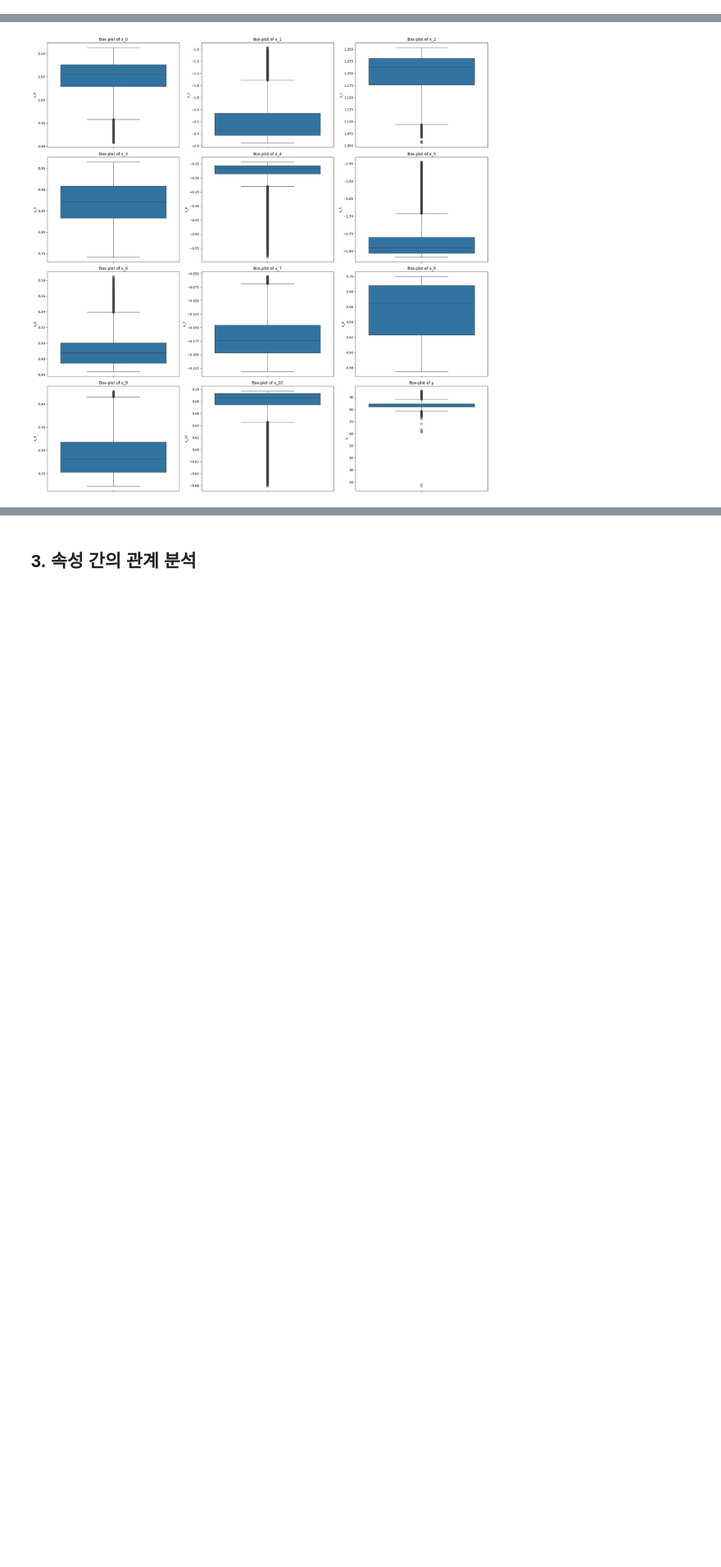
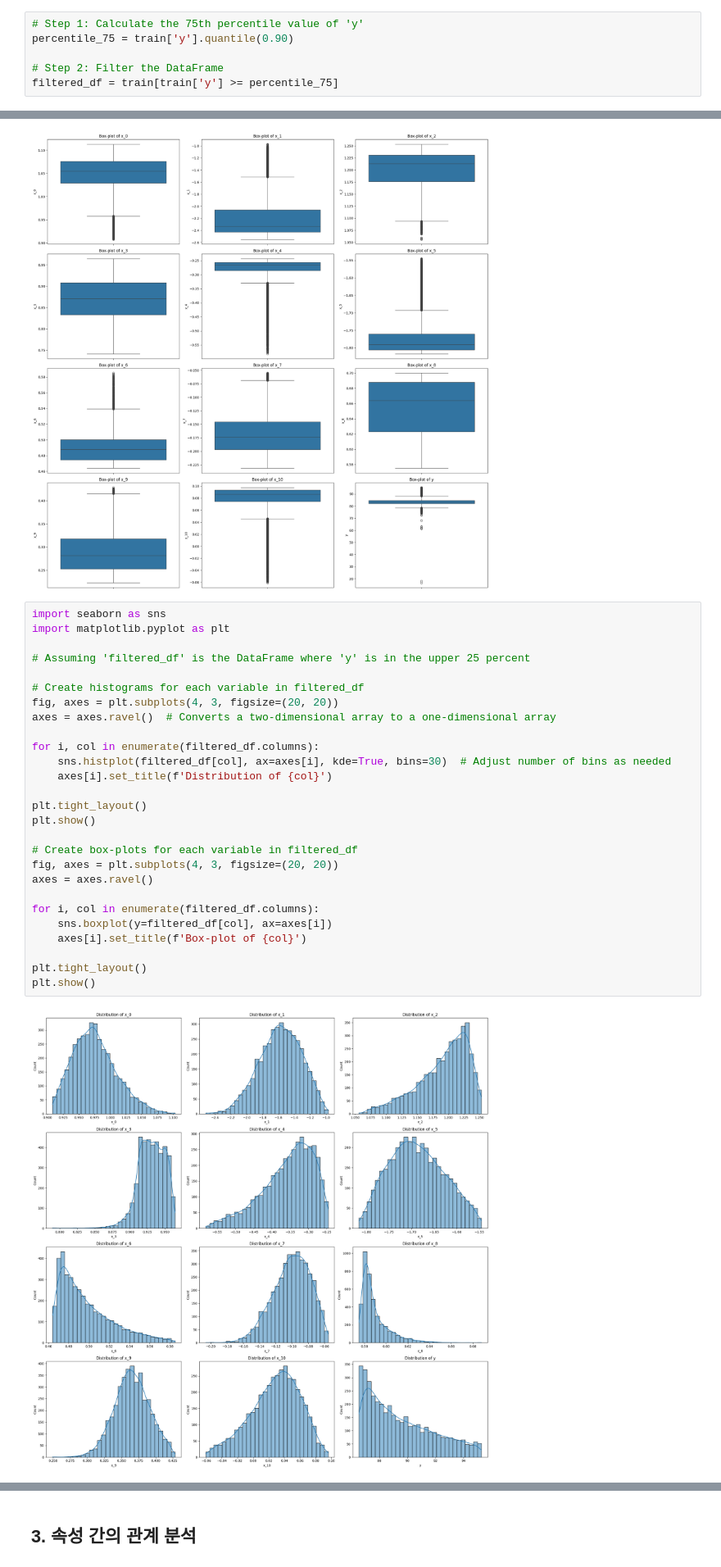
Before and after one commit to kyungheee/2024-Samsung-AI-Challenge-Black-box-Optimization, a Jupyter notebook: EDA/EDA.ipynb, the cells around one changed output, grey strips where cells are left out. Shown at 82% size. Cells and saved outputs as stored; diff of their text form; blank space fills up the shorter version.

Commit message:
finish testing for under and oversampling for y values

```diff
--- a/EDA/EDA.ipynb
+++ b/EDA/EDA.ipynb
@@ -23,6 +23,12 @@ import seaborn as sns
 train = pd.read_csv('../data/train.csv').drop(columns=['ID'])
 train_X = train.drop(columns=['y'])
 train_y = train['y']
+# %%
+# Step 1: Calculate the 75th percentile value of 'y'
+percentile_75 = train['y'].quantile(0.90)
+
+# Step 2: Filter the DataFrame
+filtered_df = train[train['y'] >= percentile_75]
 # %% [markdown]
 ## 1. 전체적인 데이터 분석
 # %%
@@ -112,3 +118,32 @@ plt.show()
 # %% [output]
 [figure]
 [figure]
+# %%
+import seaborn as sns
+import matplotlib.pyplot as plt
+
+# Assuming 'filtered_df' is the DataFrame where 'y' is in the upper 25 percent
+
+# Create histograms for each variable in filtered_df
+fig, axes = plt.subplots(4, 3, figsize=(20, 20))
+axes = axes.ravel()  # Converts a two-dimensional array to a one-dimensional array
+
+for i, col in enumerate(filtered_df.columns):
+    sns.histplot(filtered_df[col], ax=axes[i], kde=True, bins=30)  # Adjust number of bins as needed
+    axes[i].set_title(f'Distribution of {col}')
+
+plt.tight_layout()
+plt.show()
+
+# Create box-plots for each variable in filtered_df
+fig, axes = plt.subplots(4, 3, figsize=(20, 20))
+axes = axes.ravel()
+
+for i, col in enumerate(filtered_df.columns):
+    sns.boxplot(y=filtered_df[col], ax=axes[i])
+    axes[i].set_title(f'Box-plot of {col}')
+
+plt.tight_layout()
+plt.show()
+# %% [output]
+[figure, added]
```
Also changed, not shown: parts of 2 cells of this notebook, 11 other files.
